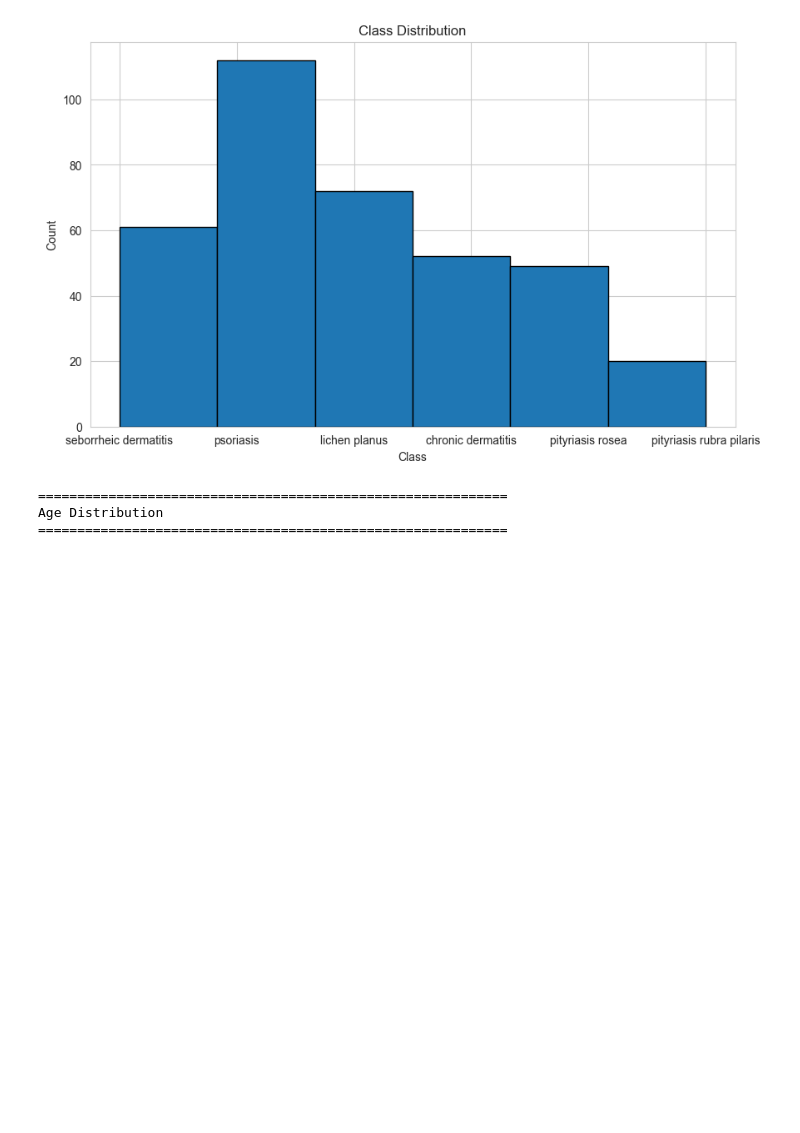
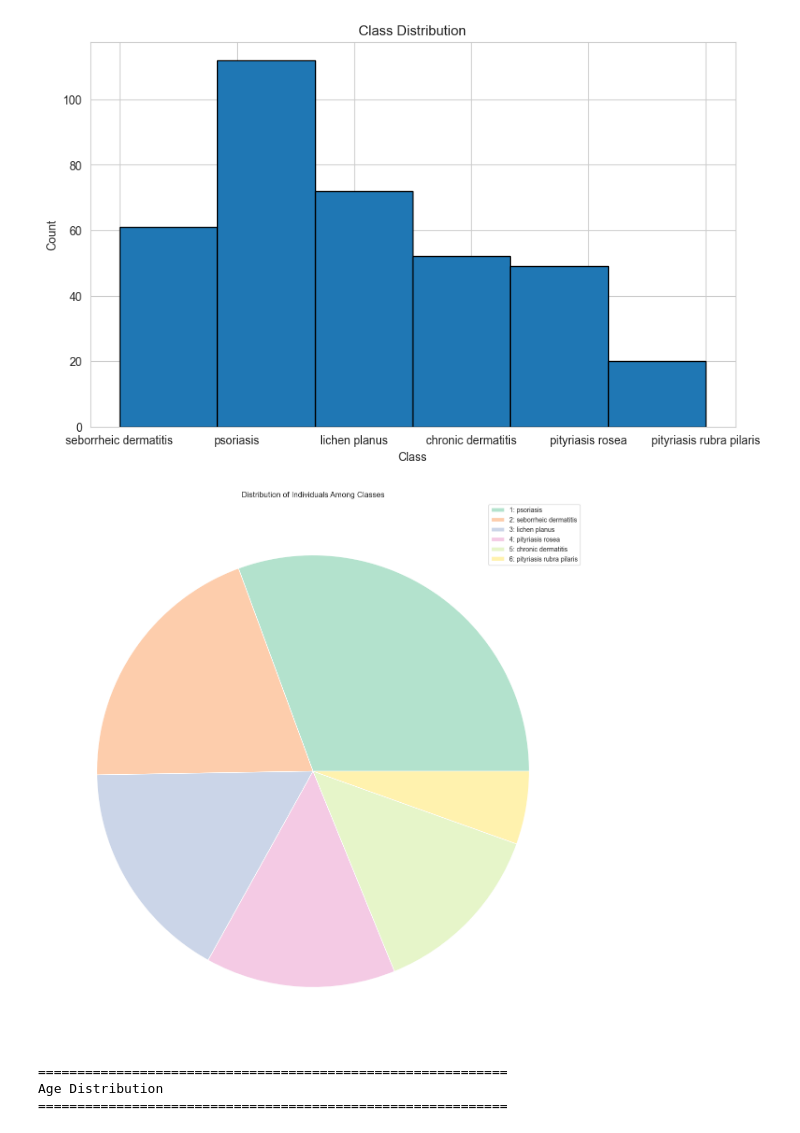
Before and after one commit to pmcelroy4/Multi-Class-Classification---Dermatology-Disease-Prediction, a Jupyter notebook: models/multiclass_classification.ipynb, the cells around one changed output. Saved outputs shown, nothing was run; the diff lists cells and outputs as text; code cells hidden in the pictures; blank space fills up the shorter version.

```diff
--- a/models/multiclass_classification.ipynb
+++ b/models/multiclass_classification.ipynb
@@ -241,6 +239,15 @@ plt.show()
 Distribution of the Class Column
 ============================================================
 [figure]
+# %%
+# Distribution of individuals among the classes
+labels = ['1: psoriasis', '2: seborrheic dermatitis', '3: lichen planus', '4: pityriasis rosea', '5: chronic dermatitis', '6: pityriasis rubra pilaris']
+plt.pie(df['class'].value_counts(), colors=plt.cm.Pastel2.colors)
+plt.title('Distribution of Individuals Among Classes')
+plt.legend(labels, loc='best')
+plt.show()
+# %% [output]
+[figure, added]
 # %%
 # Lets take a closer look at the distribution of age in the dataset
 
```
Also changed, not shown: parts of 5 cells of this notebook.
